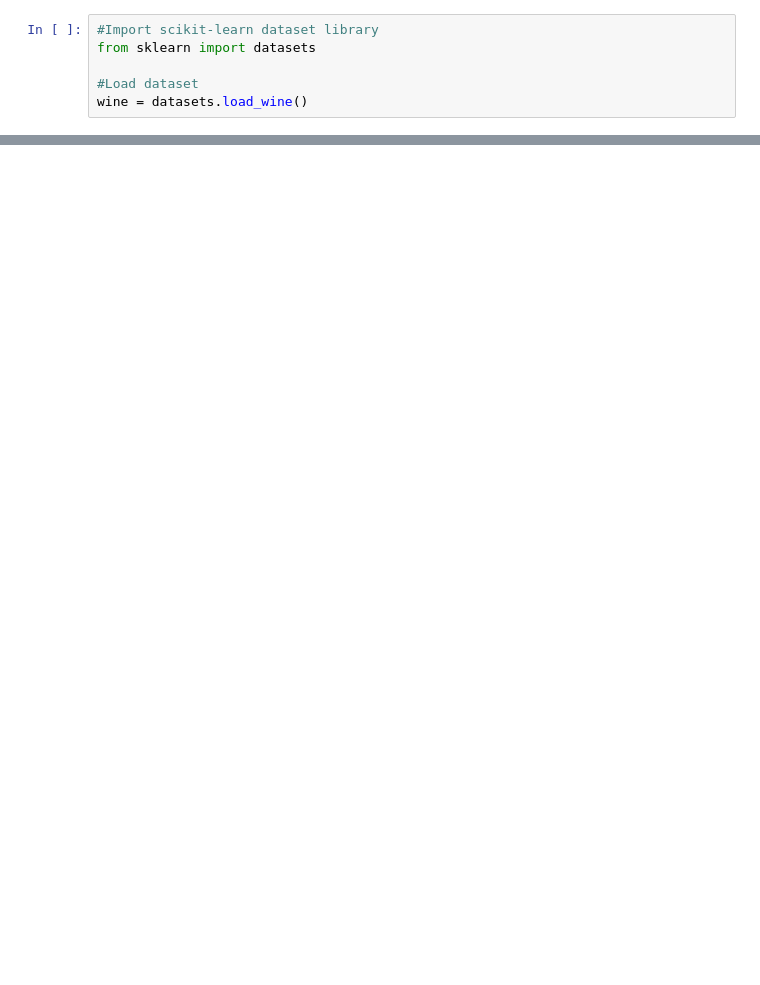
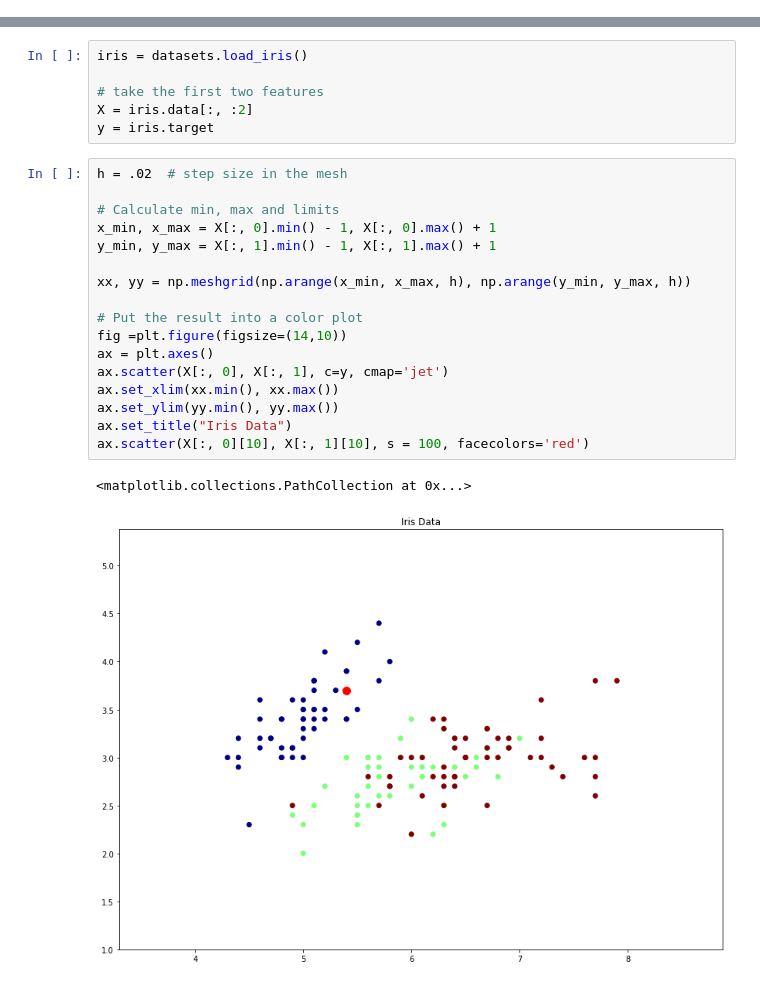
Before and after one commit to wrk1231/DataAnalysis-ML, a Jupyter notebook: K-NN.ipynb, the cells around one changed output, grey strips where cells are left out. Saved outputs shown, nothing was run; the diff lists cells and outputs as text; blank space fills up the shorter version.

```diff
--- a/K-NN.ipynb
+++ b/K-NN.ipynb
@@ -41,6 +0,0 @@ print(predicted)
-# %%
-#Import scikit-learn dataset library
-from sklearn import datasets
-
-#Load dataset
-wine = datasets.load_wine()
@@ -133,0 +24,26 @@ Accuracy: 0.7777777777777778
+# %%
+iris = datasets.load_iris()
+
+# take the first two features
+X = iris.data[:, :2]
+y = iris.target
+# %%
+h = .02  # step size in the mesh
+
+# Calculate min, max and limits
+x_min, x_max = X[:, 0].min() - 1, X[:, 0].max() + 1
+y_min, y_max = X[:, 1].min() - 1, X[:, 1].max() + 1
+
+xx, yy = np.meshgrid(np.arange(x_min, x_max, h), np.arange(y_min, y_max, h))
+
+# Put the result into a color plot
+fig =plt.figure(figsize=(14,10))
+ax = plt.axes()
+ax.scatter(X[:, 0], X[:, 1], c=y, cmap='jet')
+ax.set_xlim(xx.min(), xx.max())
+ax.set_ylim(yy.min(), yy.max())
+ax.set_title("Iris Data")
+ax.scatter(X[:, 0][10], X[:, 1][10], s = 100, facecolors='red')
+# %% [output]
+<matplotlib.collections.PathCollection at 0x...>
+[figure, added]
```
Also changed, not shown: parts of 24 cells of this notebook, 2 other files.
